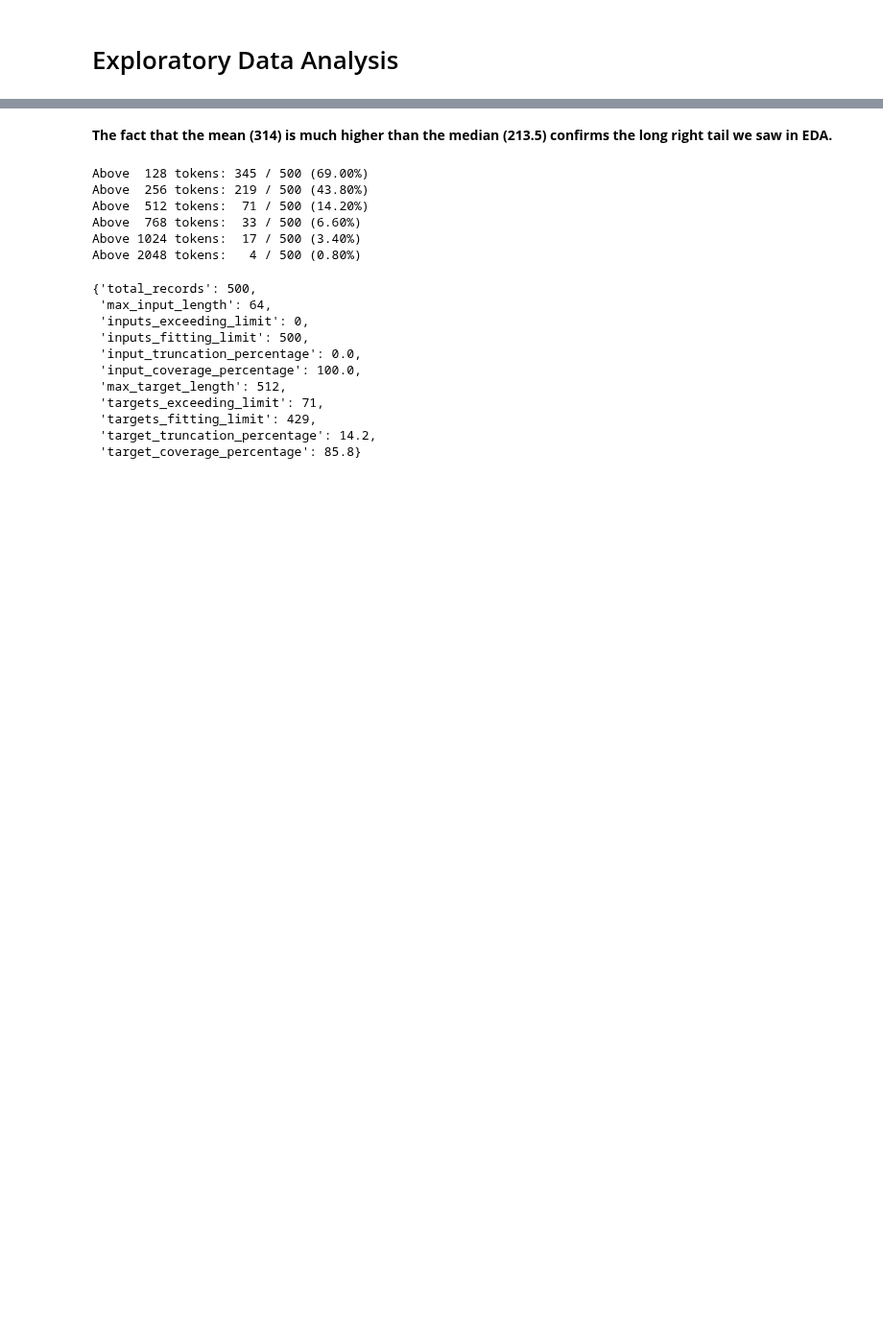
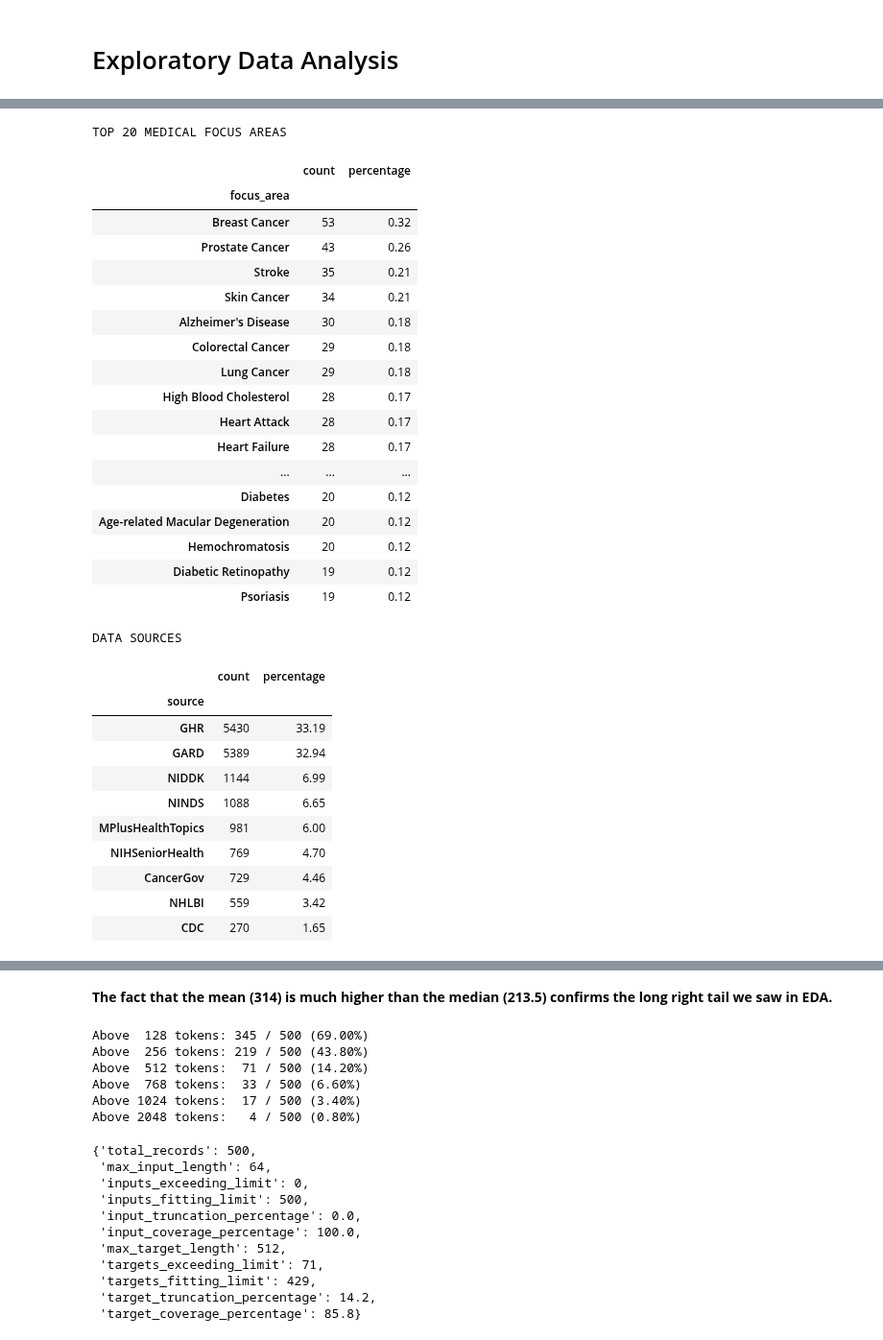
Before and after one commit to McChandra/medical_chatbot, a Jupyter notebook: notebooks/test.ipynb, the cells around one changed output, grey strips where cells are left out. Shown at 96% size. Drawn from its saved outputs; the diff is of its cells as text; code cells hidden in the pictures; blank space fills up the shorter version.

```diff
--- a/notebooks/test.ipynb
+++ b/notebooks/test.ipynb
@@ -504,0 +114,40 @@ TARGET TOKEN STATISTICS: {'count': 500, 'minimum': 3, 'maximum': 4943, 'mean': 3
+# %%
+# Analyze medical categories and sources
+
+print("TOP 20 MEDICAL FOCUS AREAS")
+display(eda_results["focus_area_distribution"].head(20))
+
+print("\nDATA SOURCES")
+display(eda_results["source_distribution"])
+# %% [output]
+TOP 20 MEDICAL FOCUS AREAS
+|  | count | percentage |
+| focus_area |  |  |
+| Breast Cancer | 53 | 0.32 |
+| Prostate Cancer | 43 | 0.26 |
+| Stroke | 35 | 0.21 |
+| Skin Cancer | 34 | 0.21 |
+| Alzheimer's Disease | 30 | 0.18 |
+| Colorectal Cancer | 29 | 0.18 |
+| Lung Cancer | 29 | 0.18 |
+| High Blood Cholesterol | 28 | 0.17 |
+| Heart Attack | 28 | 0.17 |
+| Heart Failure | 28 | 0.17 |
+| ... | ... | ... |
+| Diabetes | 20 | 0.12 |
+| Age-related Macular Degeneration | 20 | 0.12 |
+| Hemochromatosis | 20 | 0.12 |
+| Diabetic Retinopathy | 19 | 0.12 |
+| Psoriasis | 19 | 0.12 |
+DATA SOURCES
+|  | count | percentage |
+| source |  |  |
+| GHR | 5430 | 33.19 |
+| GARD | 5389 | 32.94 |
+| NIDDK | 1144 | 6.99 |
+| NINDS | 1088 | 6.65 |
+| MPlusHealthTopics | 981 | 6.00 |
+| NIHSeniorHealth | 769 | 4.70 |
+| CancerGov | 729 | 4.46 |
+| NHLBI | 559 | 3.42 |
+| CDC | 270 | 1.65 |
```
Also changed, not shown: parts of 52 cells of this notebook.
